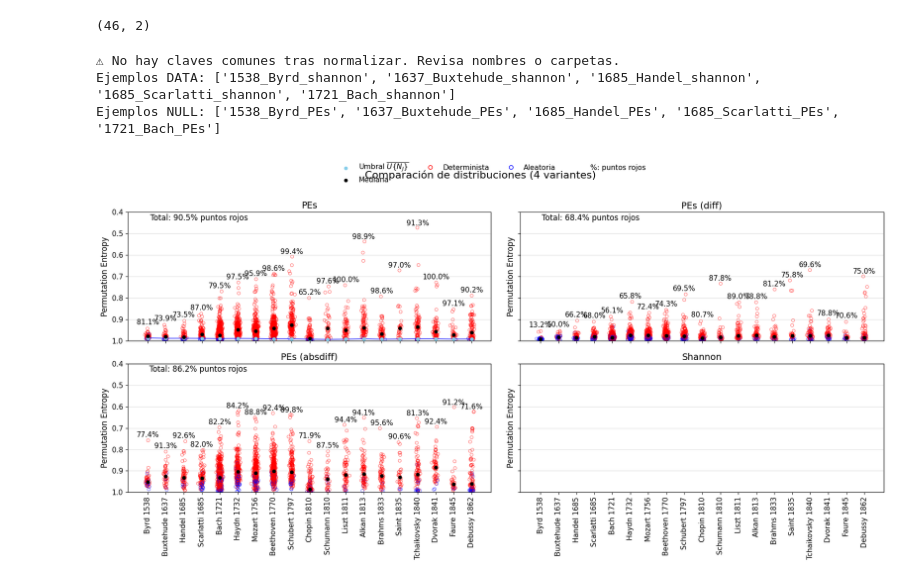
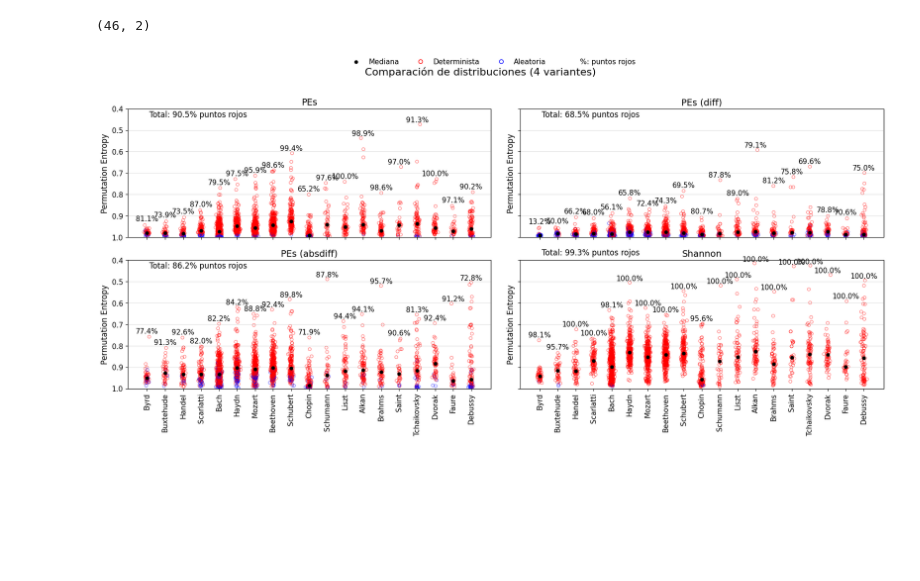
Before and after one commit to EduardoGarcia528/Tesis, a Jupyter notebook: musica-tesis/Limpiar_piezas.ipynb, the cells around one changed output. Drawn from its saved outputs; the diff is of its cells as text; code cells hidden in the pictures; blank space fills up the shorter version.

```diff
--- a/musica-tesis/Limpiar_piezas.ipynb
+++ b/musica-tesis/Limpiar_piezas.ipynb
@@ -1022,8 +1022,8 @@ FOLDER_C_NULL = r'new_data\PEs_null_absdiff'
 TITLE_C = 'PEs (absdiff)'
 
 # Panel D: Shannon vs su null (si tu null es el general de PEs, úsalo)
-FOLDER_D_DATA = r'new_data\shannon'
-FOLDER_D_NULL = r'new_data\PEs_null'  # ajusta si tienes una carpeta null específica
+FOLDER_D_DATA = r'new_data\PEs_5'
+FOLDER_D_NULL = r'new_data\PEs_null_5'  # ajusta si tienes una carpeta null específica
 TITLE_D = 'Shannon'
 
 # =======================
@@ -1034,16 +1034,16 @@ fig, axs = plt.subplots(2, 2, figsize=(18, 10), sharex=True, sharey=True)
 
 # Paneles
 used_A, nA = plot_panel(axs[0, 0], FOLDER_A_DATA, FOLDER_A_NULL, TITLE_A,
-                        num_compositores=num_compositores, mask_min=None, show_threshold=True)
+                        num_compositores=num_compositores, mask_min=0.4, show_threshold=False)
 
 used_B, nB = plot_panel(axs[0, 1], FOLDER_B_DATA, FOLDER_B_NULL, TITLE_B,
-                        num_compositores=num_compositores, mask_min=0.6, show_threshold=False)
+                        num_compositores=num_compositores, mask_min=0.4, show_threshold=False)
 
 used_C, nC = plot_panel(axs[1, 0], FOLDER_C_DATA, FOLDER_C_NULL, TITLE_C,
-                        num_compositores=num_compositores, mask_min=0.6, show_threshold=False)
+                        num_compositores=num_compositores, mask_min=0.4, show_threshold=False)
 
 used_D, nD = plot_panel(axs[1, 1], FOLDER_D_DATA, FOLDER_D_NULL, TITLE_D,
-                        num_compositores=num_compositores, mask_min=None, show_threshold=True)
+                        num_compositores=num_compositores, mask_min=0.4, show_threshold=False)
 
 # Ejes y estilo global
 for ax in axs.ravel():
@@ -1053,34 +1053,31 @@ for ax in axs.ravel():
 
 # Etiquetas X (intenta usar datos_composers si existe; si no, derive de archivos)
 # Toma el panel A como referencia para los nombres usados; si no hay, usa el primero que tenga datos.
 pick_used = used_A or used_B or used_C or used_D
 pick_n = nA or nB or nC or nD
 if pick_used and pick_n:
     labels = per_composer_labels(pick_used, pick_n)
     xticks = np.arange(1, len(labels) + 1)
     for ax in axs[1, :]:  # solo fila inferior
         ax.set_xticks(xticks)
         ax.set_xticklabels(labels, rotation=90, fontsize=FONT_TICKS)
 else:
     # fallback genérico
     xticks = np.arange(1, num_compositores + 1)
     for ax in axs[1, :]:
         ax.set_xticks(xticks)
         ax.set_xticklabels([str(i) for i in xticks], rotation=90, fontsize=FONT_TICKS)
 
 # Leyenda única
 handles, lab = axs[0, 0].get_legend_handles_labels()
 fig.legend(handles, lab, loc='upper center', ncol=4, fontsize=LEGEND_FONTSIZE, frameon=False)
 
 fig.suptitle('Comparación de distribuciones (4 variantes)', fontsize=SUPTITLE_SIZE, y=0.97)
 
 # Márgenes y espaciado
 plt.subplots_adjust(left=LEFT_MARGIN, right=RIGHT_MARGIN,
                     bottom=BOTTOM_MARGIN, top=TOP_MARGIN, wspace=0.08, hspace=0.18)
 plt.margins(x=0.02)
 plt.show()
 # %% [output]
-⚠ No hay claves comunes tras normalizar. Revisa nombres o carpetas.
-Ejemplos DATA: ['1538_Byrd_shannon', '1637_Buxtehude_shannon', '1685_Handel_shannon', '1685_Scarlatti_shannon', '1721_Bach_shannon']
-Ejemplos NULL: ['1538_Byrd_PEs', '1637_Buxtehude_PEs', '1685_Handel_PEs', '1685_Scarlatti_PEs', '1721_Bach_PEs']
-[figure, old version]
+[figure, new version]
```
Also changed, not shown: 10 other files.
